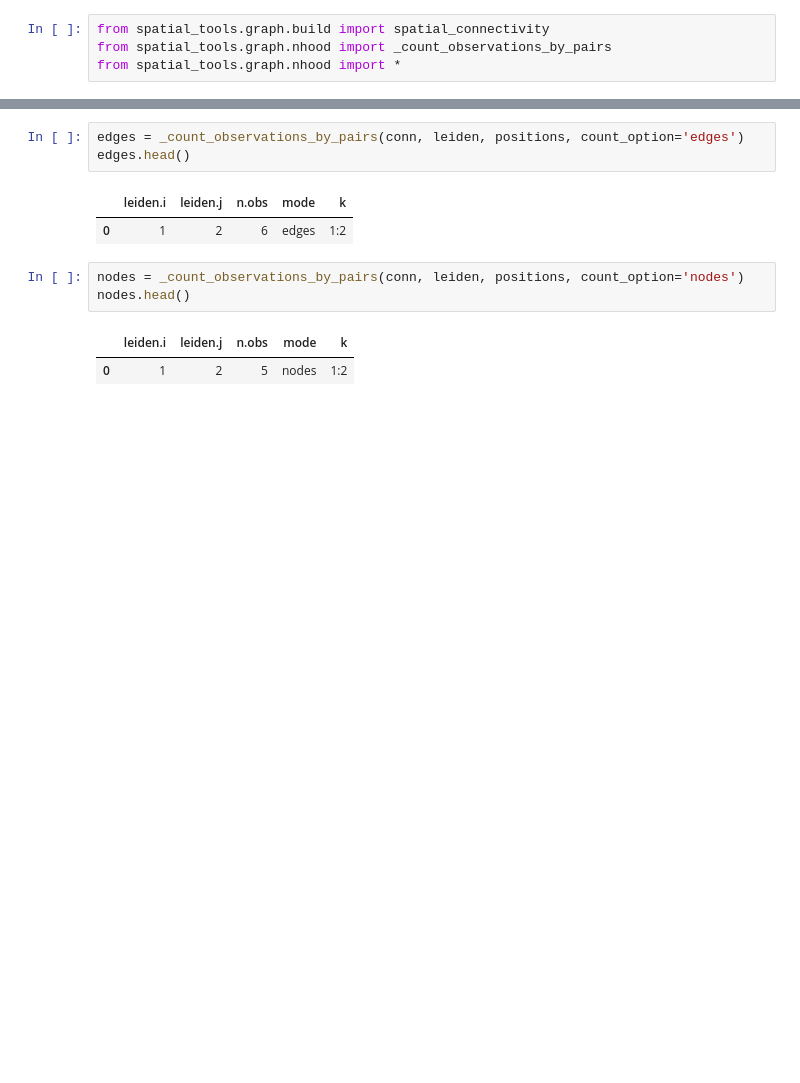
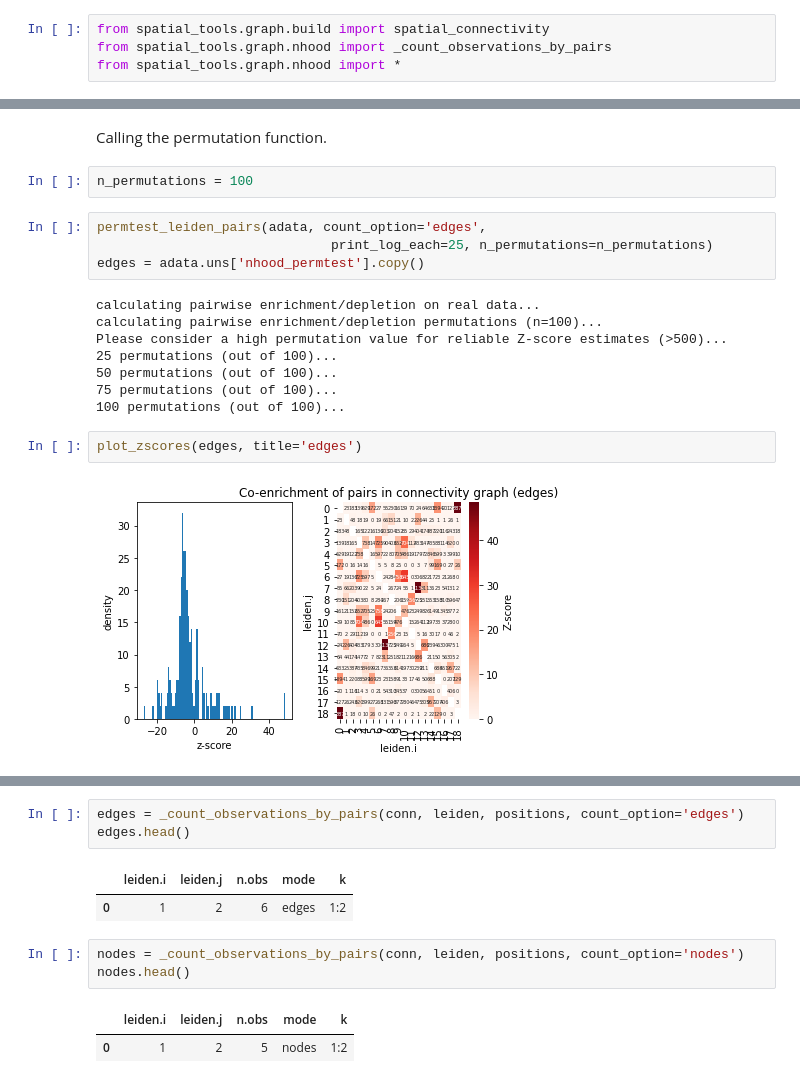
Before and after one commit to scverse/squidpy, a Jupyter notebook: notebooks/permutation_test.ipynb, the cells around one changed output, grey strips where cells are left out. Saved outputs shown, nothing was run; the diff lists cells and outputs as text; blank space fills up the shorter version.

```diff
--- a/notebooks/permutation_test.ipynb
+++ b/notebooks/permutation_test.ipynb
@@ -37,0 +125,20 @@ from spatial_tools.graph.nhood import *
+# %% [markdown]
+Calling the permutation function.
+# %%
+n_permutations = 100
+# %%
+permtest_leiden_pairs(adata, count_option='edges',
+                              print_log_each=25, n_permutations=n_permutations)
+edges = adata.uns['nhood_permtest'].copy()
+# %% [output]
+calculating pairwise enrichment/depletion on real data...
+calculating pairwise enrichment/depletion permutations (n=100)...
+Please consider a high permutation value for reliable Z-score estimates (>500)...
+25 permutations (out of 100)...
+50 permutations (out of 100)...
+75 permutations (out of 100)...
+100 permutations (out of 100)...
+# %%
+plot_zscores(edges, title='edges')
+# %% [output]
+[figure, added]
```
Also changed, not shown: parts of 72 cells of this notebook, 3 other files.
